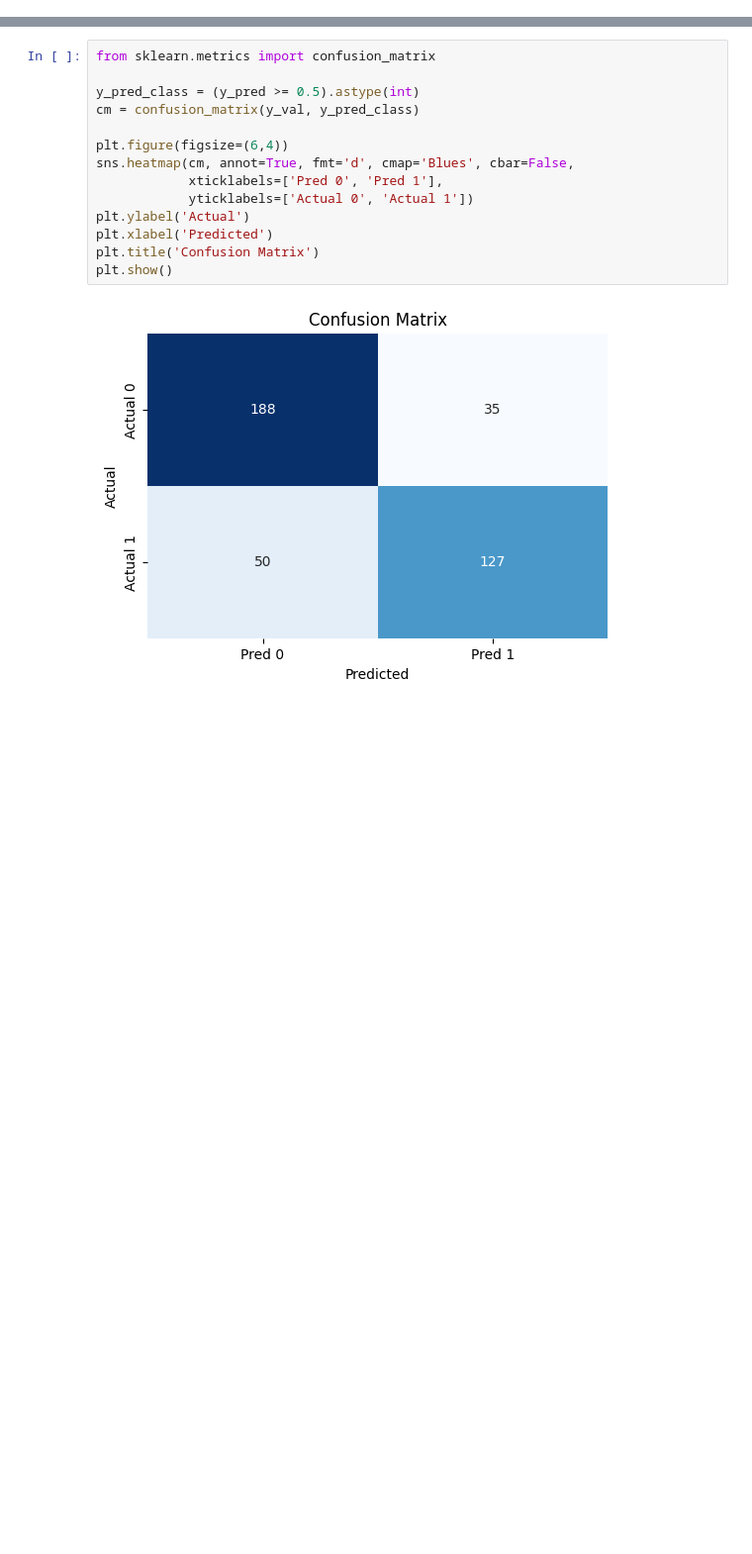
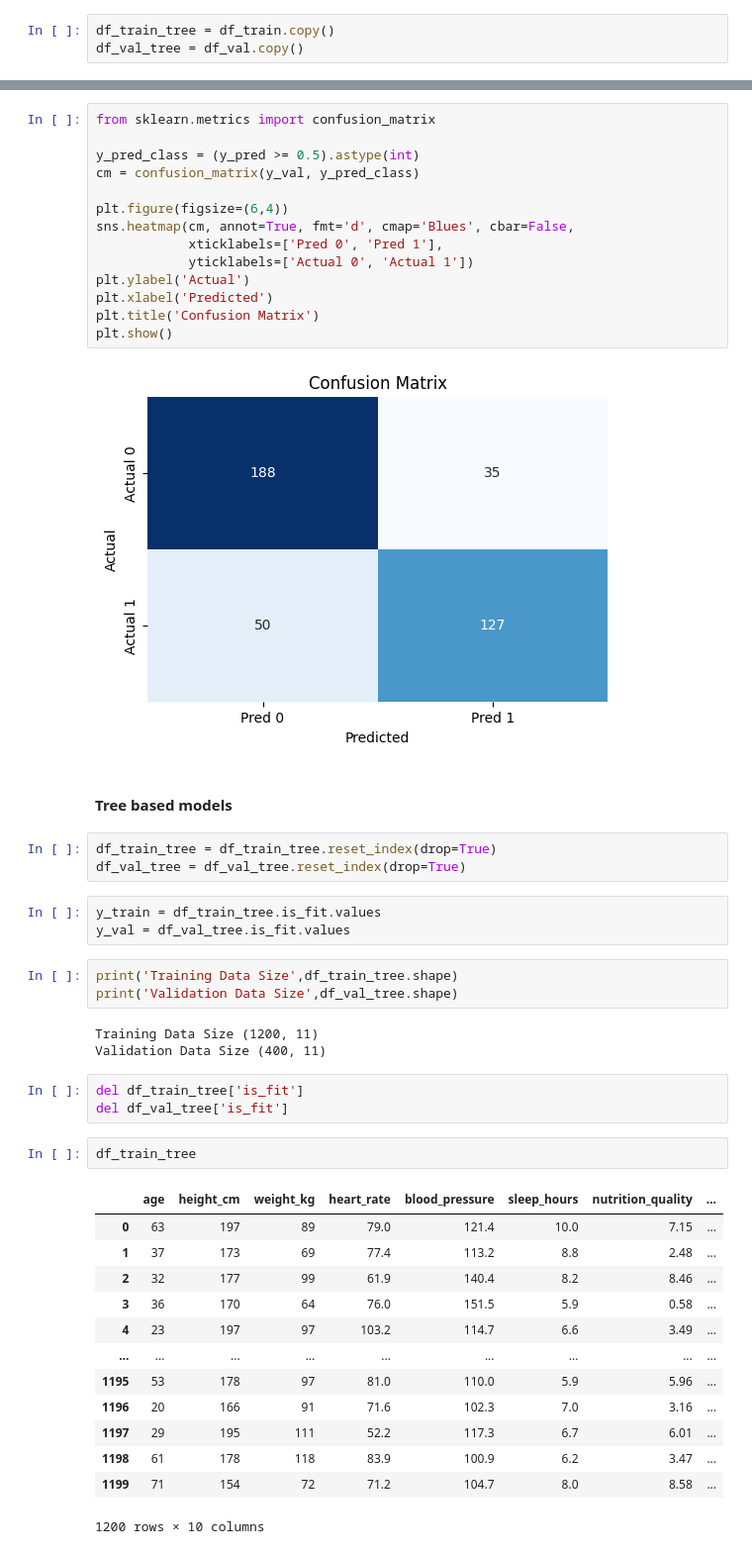
Before and after one commit to sharat25ai-dev/Machine_Learning_Projects, a Jupyter notebook: notebook.ipynb, the cells around one changed output, grey strips where cells are left out. Shown at 99% size. Drawn from its saved outputs; the diff is of its cells as text; blank space fills up the shorter version.

Commit message:
Trained Linear and Tree based models

```diff
--- a/notebook.ipynb
+++ b/notebook.ipynb
@@ -254,6 +254,9 @@ for col in numeric_features:
 # %%
 df_full_train, df_test = train_test_split(df, test_size=0.2, random_state=1)
 df_train, df_val = train_test_split(df_full_train, test_size=0.25, random_state=1)
+# %%
+df_train_tree = df_train.copy()
+df_val_tree = df_val.copy()
 # %%
 len(df_full_train), len(df_train), len(df_val), len(df_test)
 # %% [output]
@@ -474,3 +463,36 @@ plt.title('Confusion Matrix')
 plt.show()
 # %% [output]
 [figure]
+# %% [markdown]
+#### Tree based models
+# %%
+df_train_tree = df_train_tree.reset_index(drop=True)
+df_val_tree = df_val_tree.reset_index(drop=True)
+# %%
+y_train = df_train_tree.is_fit.values
+y_val = df_val_tree.is_fit.values
+# %%
+print('Training Data Size',df_train_tree.shape)
+print('Validation Data Size',df_val_tree.shape)
+# %% [output]
+Training Data Size (1200, 11)
+Validation Data Size (400, 11)
+# %%
+del df_train_tree['is_fit']
+del df_val_tree['is_fit']
+# %%
+df_train_tree
+# %% [output]
+|  | age | height_cm | weight_kg | heart_rate | blood_pressure | sleep_hours | nutrition_quality | ... |
+| 0 | 63 | 197 | 89 | 79.0 | 121.4 | 10.0 | 7.15 | ... |
+| 1 | 37 | 173 | 69 | 77.4 | 113.2 | 8.8 | 2.48 | ... |
+| 2 | 32 | 177 | 99 | 61.9 | 140.4 | 8.2 | 8.46 | ... |
+| 3 | 36 | 170 | 64 | 76.0 | 151.5 | 5.9 | 0.58 | ... |
+| 4 | 23 | 197 | 97 | 103.2 | 114.7 | 6.6 | 3.49 | ... |
+| ... | ... | ... | ... | ... | ... | ... | ... | ... |
+| 1195 | 53 | 178 | 97 | 81.0 | 110.0 | 5.9 | 5.96 | ... |
+| 1196 | 20 | 166 | 91 | 71.6 | 102.3 | 7.0 | 3.16 | ... |
+| 1197 | 29 | 195 | 111 | 52.2 | 117.3 | 6.7 | 6.01 | ... |
+| 1198 | 61 | 178 | 118 | 83.9 | 100.9 | 6.2 | 3.47 | ... |
+| 1199 | 71 | 154 | 72 | 71.2 | 104.7 | 8.0 | 8.58 | ... |
+1200 rows × 10 columns
```
Also changed, not shown: parts of 22 cells of this notebook.
